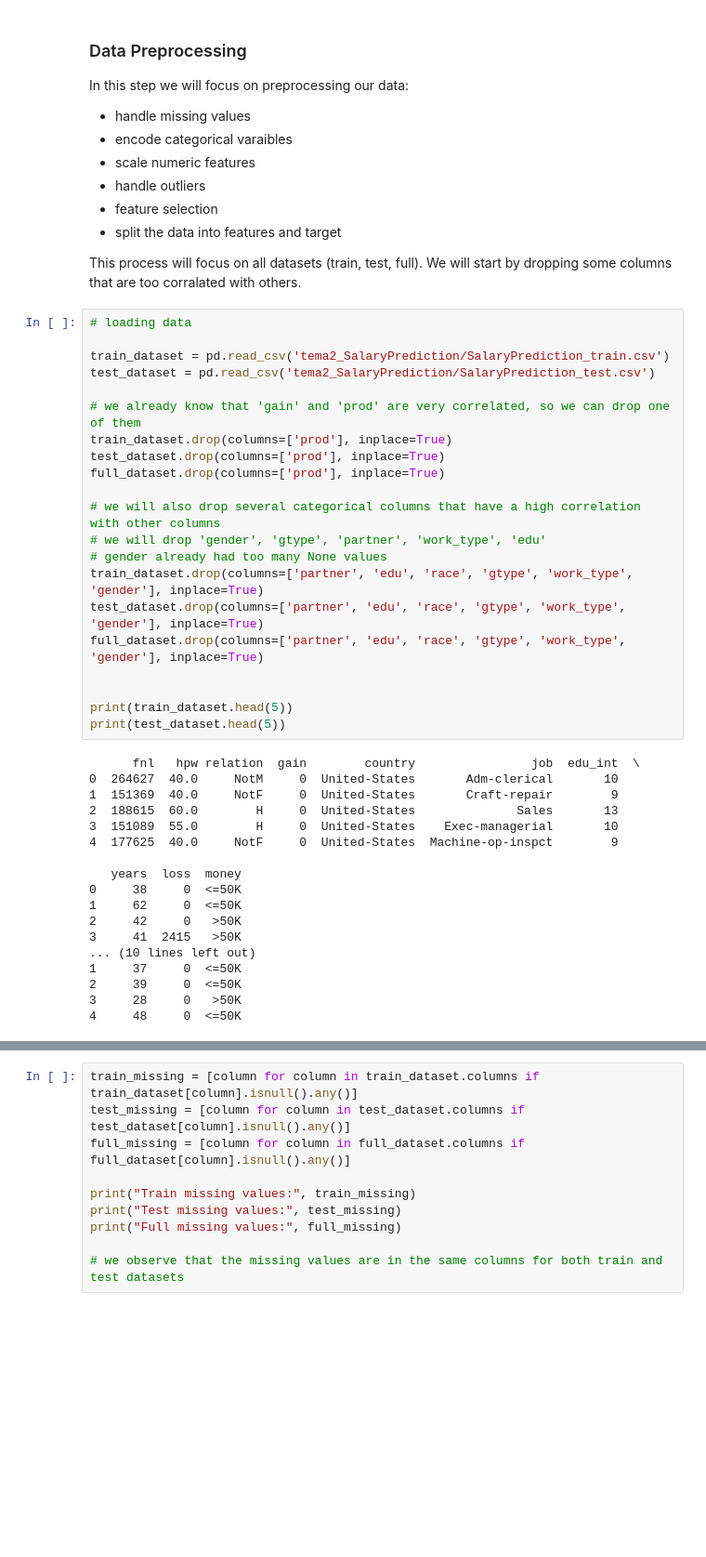
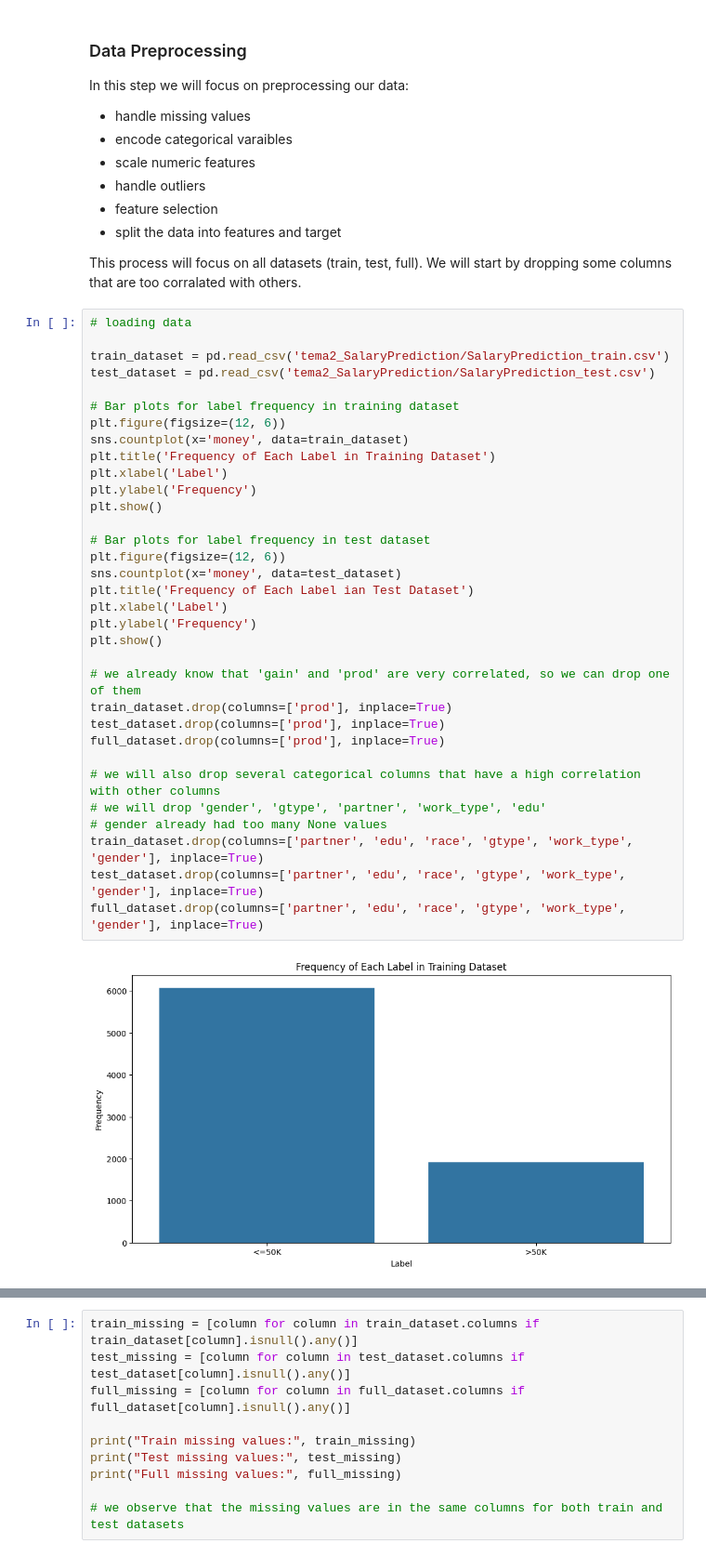
Before and after one commit to mateidumitrescu/tema2_IA, a Jupyter notebook: salary.ipynb, the cells around one changed output, grey strips where cells are left out. Shown at 93% size. Saved outputs shown, nothing was run; the diff lists cells and outputs as text; blank space fills up the shorter version.

```diff
--- a/salary.ipynb
+++ b/salary.ipynb
@@ -451,39 +451,35 @@ We will start by dropping some columns that are too corralated with others.
 # %%
 # loading data
 
 train_dataset = pd.read_csv('tema2_SalaryPrediction/SalaryPrediction_train.csv')
 test_dataset = pd.read_csv('tema2_SalaryPrediction/SalaryPrediction_test.csv')
+
+# Bar plots for label frequency in training dataset
+plt.figure(figsize=(12, 6))
+sns.countplot(x='money', data=train_dataset)
+plt.title('Frequency of Each Label in Training Dataset')
+plt.xlabel('Label')
+plt.ylabel('Frequency')
+plt.show()
+
+# Bar plots for label frequency in test dataset
+plt.figure(figsize=(12, 6))
+sns.countplot(x='money', data=test_dataset)
+plt.title('Frequency of Each Label ian Test Dataset')
+plt.xlabel('Label')
+plt.ylabel('Frequency')
+plt.show()
 
 # we already know that 'gain' and 'prod' are very correlated, so we can drop one of them
 train_dataset.drop(columns=['prod'], inplace=True)
 test_dataset.drop(columns=['prod'], inplace=True)
 full_dataset.drop(columns=['prod'], inplace=True)
 
 # we will also drop several categorical columns that have a high correlation with other columns
 # we will drop 'gender', 'gtype', 'partner', 'work_type', 'edu'
 # gender already had too many None values
 train_dataset.drop(columns=['partner', 'edu', 'race', 'gtype', 'work_type', 'gender'], inplace=True)
 test_dataset.drop(columns=['partner', 'edu', 'race', 'gtype', 'work_type', 'gender'], inplace=True)
 full_dataset.drop(columns=['partner', 'edu', 'race', 'gtype', 'work_type', 'gender'], inplace=True)
-
-
-print(train_dataset.head(5))
-print(test_dataset.head(5))
 # %% [output]
-      fnl   hpw relation  gain        country                job  edu_int  \
-0  264627  40.0     NotM     0  United-States       Adm-clerical       10
-1  151369  40.0     NotF     0  United-States       Craft-repair        9
-2  188615  60.0        H     0  United-States              Sales       13
-3  151089  55.0        H     0  United-States    Exec-managerial       10
-4  177625  40.0     NotF     0  United-States  Machine-op-inspct        9
-
-   years  loss  money
-0     38     0  <=50K
-1     62     0  <=50K
-2     42     0   >50K
-3     41  2415   >50K
-... (10 lines left out)
-1     37     0  <=50K
-2     39     0  <=50K
-3     28     0   >50K
-4     48     0  <=50K
+[figure, added]
```
Also changed, not shown: parts of 5 cells of this notebook, 4 other files.
